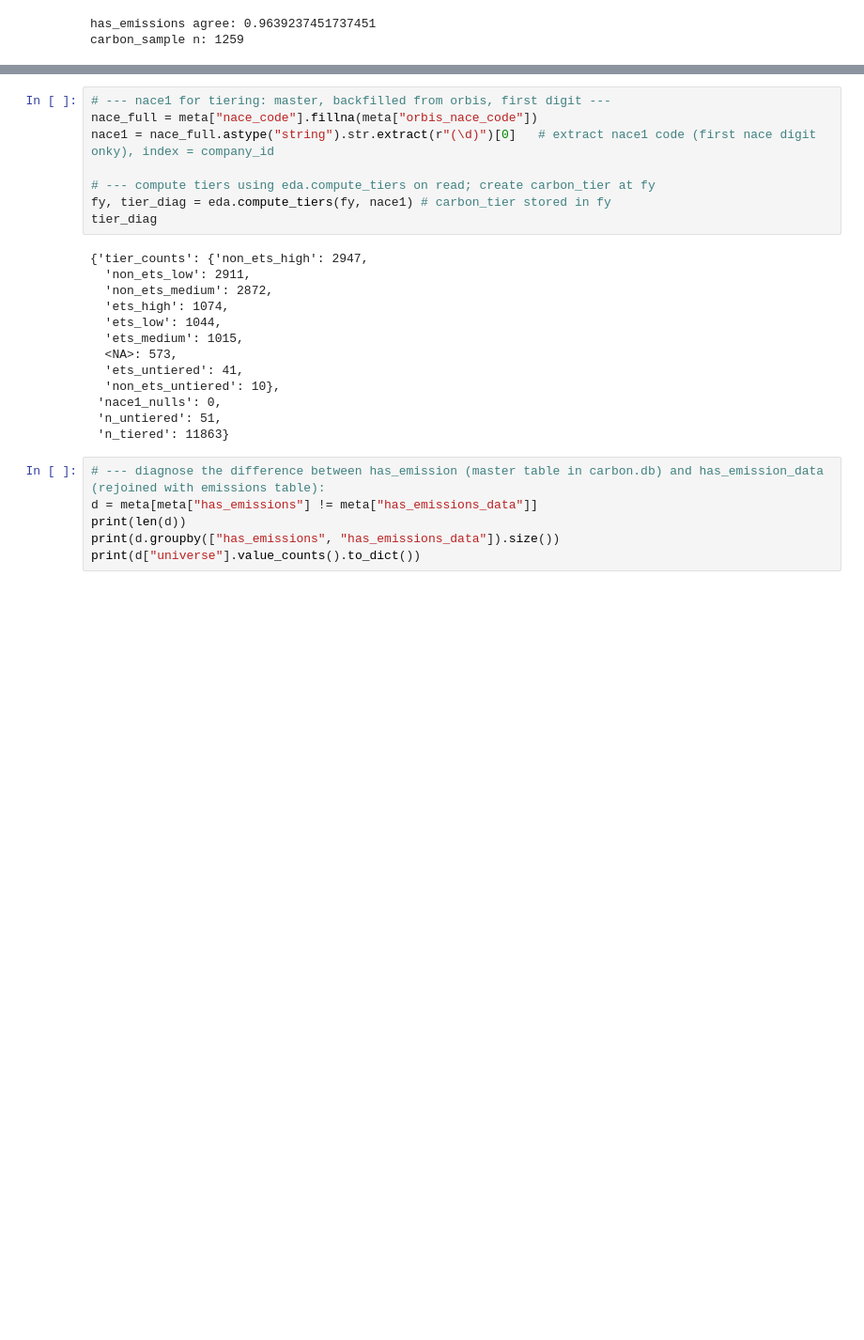
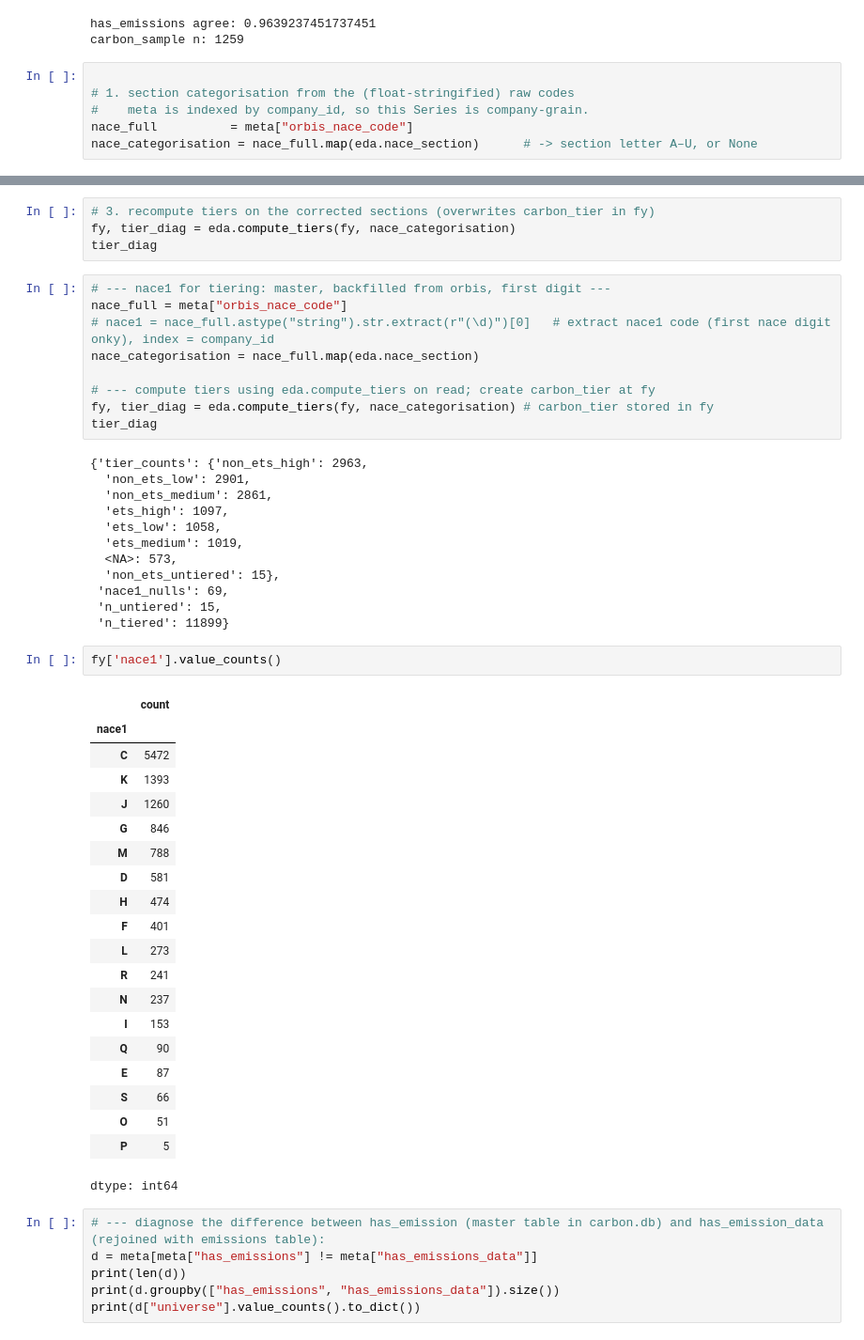
Before and after one commit to salinela/carbon-portfolio-project-v2, a Jupyter notebook: notebooks/08_eda.ipynb, the cells around one changed output, grey strips where cells are left out. Shown at 94% size. Cells and saved outputs as stored; diff of their text form; blank space fills up the shorter version.

```diff
--- a/notebooks/08_eda.ipynb
+++ b/notebooks/08_eda.ipynb
@@ -174,3 +169,9 @@ print("carbon_sample n:", int(meta["carbon_sample"].sum()))
 # %% [output]
 has_emissions agree: 0.9639237451737451
 carbon_sample n: 1259
+# %%
+
+# 1. section categorisation from the (float-stringified) raw codes
+#    meta is indexed by company_id, so this Series is company-grain.
+nace_full          = meta["orbis_nace_code"]
+nace_categorisation = nace_full.map(eda.nace_section)      # -> section letter A–U, or None
@@ -177,24 +204,51 @@ carbon_sample n: 1259
+# %%
+# 3. recompute tiers on the corrected sections (overwrites carbon_tier in fy)
+fy, tier_diag = eda.compute_tiers(fy, nace_categorisation)
+tier_diag
 # %%
 # --- nace1 for tiering: master, backfilled from orbis, first digit ---
-nace_full = meta["nace_code"].fillna(meta["orbis_nace_code"])
-nace1 = nace_full.astype("string").str.extract(r"(\d)")[0]   # extract nace1 code (first nace digit onky), index = company_id
+nace_full = meta["orbis_nace_code"]
+# nace1 = nace_full.astype("string").str.extract(r"(\d)")[0]   # extract nace1 code (first nace digit onky), index = company_id
+nace_categorisation = nace_full.map(eda.nace_section)
 
 # --- compute tiers using eda.compute_tiers on read; create carbon_tier at fy
-fy, tier_diag = eda.compute_tiers(fy, nace1) # carbon_tier stored in fy
+fy, tier_diag = eda.compute_tiers(fy, nace_categorisation) # carbon_tier stored in fy
 tier_diag
 # %% [output]
-{'tier_counts': {'non_ets_high': 2947,
-  'non_ets_low': 2911,
-  'non_ets_medium': 2872,
-  'ets_high': 1074,
-  'ets_low': 1044,
-  'ets_medium': 1015,
+{'tier_counts': {'non_ets_high': 2963,
+  'non_ets_low': 2901,
+  'non_ets_medium': 2861,
+  'ets_high': 1097,
+  'ets_low': 1058,
+  'ets_medium': 1019,
   <NA>: 573,
-  'ets_untiered': 41,
-  'non_ets_untiered': 10},
- 'nace1_nulls': 0,
- 'n_untiered': 51,
- 'n_tiered': 11863}
+  'non_ets_untiered': 15},
+ 'nace1_nulls': 69,
+ 'n_untiered': 15,
+ 'n_tiered': 11899}
+# %%
+fy['nace1'].value_counts()
+# %% [output]
+|  | count |
+| nace1 |  |
+| C | 5472 |
+| K | 1393 |
+| J | 1260 |
+| G | 846 |
+| M | 788 |
+| D | 581 |
+| H | 474 |
+| F | 401 |
+| L | 273 |
+| R | 241 |
+| N | 237 |
+| I | 153 |
+| Q | 90 |
+| E | 87 |
+| S | 66 |
+| O | 51 |
+| P | 5 |
+dtype: int64
 # %%
 # --- diagnose the difference between has_emission (master table in carbon.db) and has_emission_data (rejoined with emissions table):
 d = meta[meta["has_emissions"] != meta["has_emissions_data"]]
```
Also changed, not shown: parts of 4 cells of this notebook.
